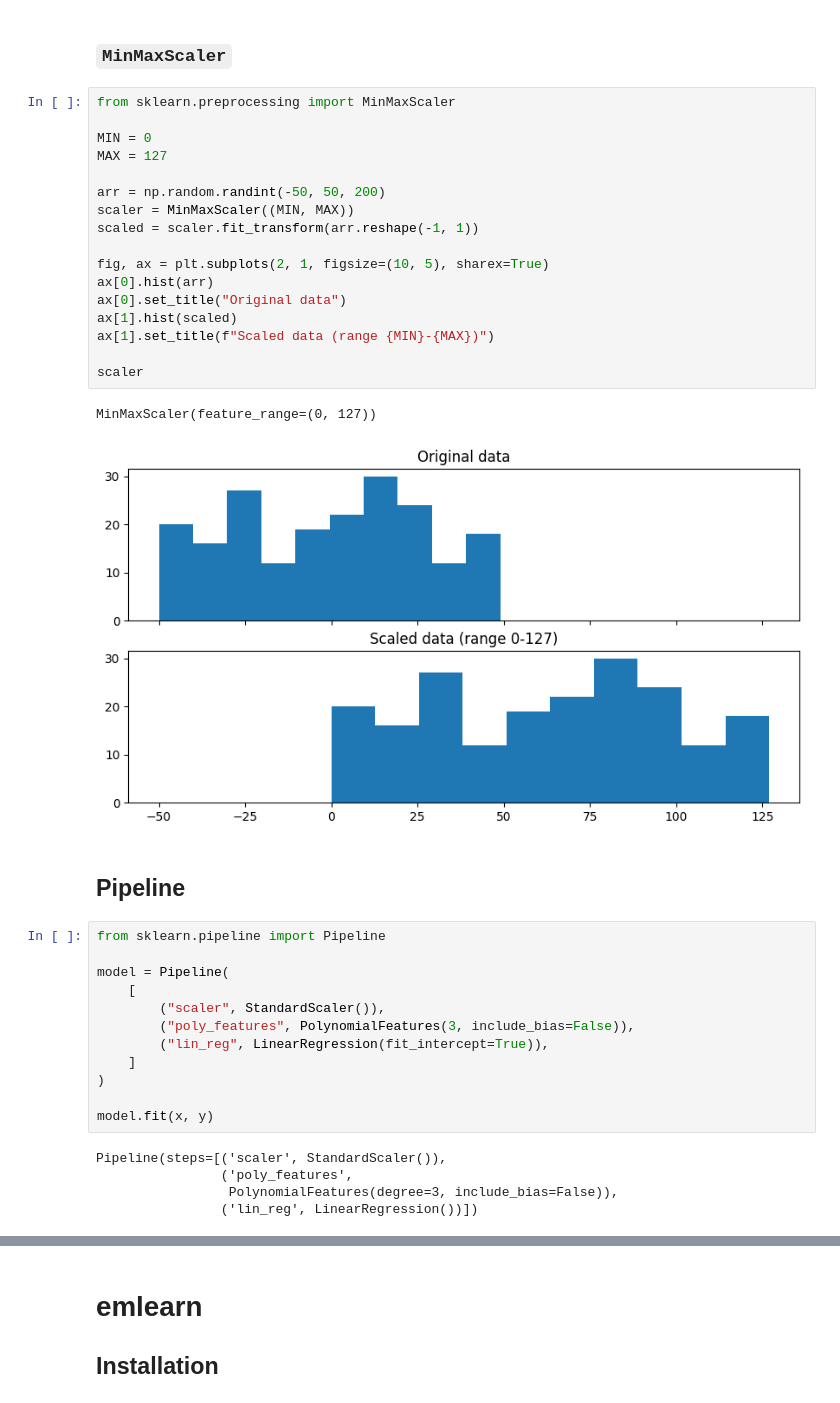
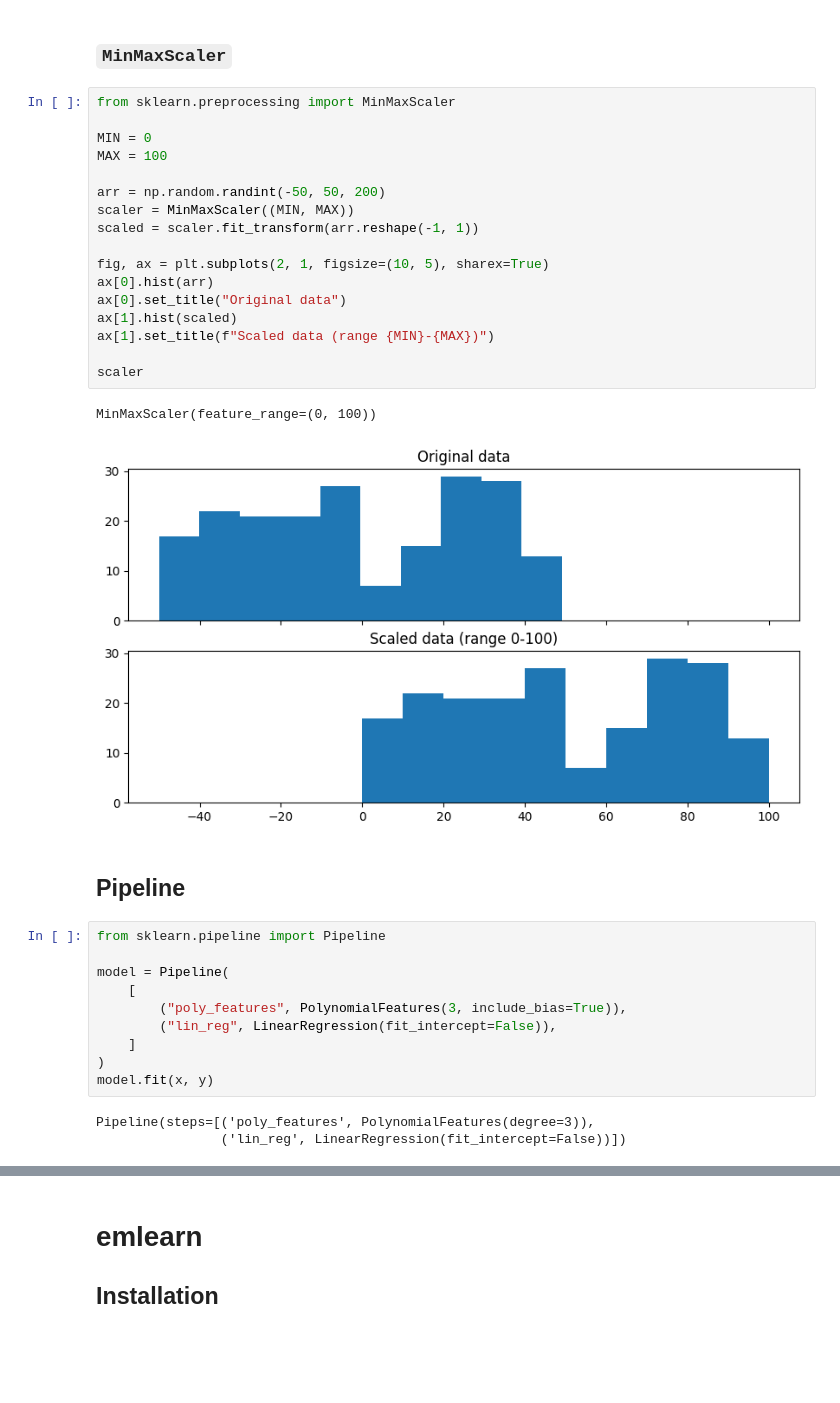
Before and after one commit to iadjedj/tiny_ml_notebooks, a Jupyter notebook: 03_sklearn.ipynb, the cells around one changed output, grey strips where cells are left out. Drawn from its saved outputs; the diff is of its cells as text; blank space fills up the shorter version.

```diff
--- a/03_sklearn.ipynb
+++ b/03_sklearn.ipynb
@@ -225,23 +251,23 @@ print(scaler.scale_)
 # %%
 from sklearn.preprocessing import MinMaxScaler
 
 MIN = 0
-MAX = 127
+MAX = 100
 
 arr = np.random.randint(-50, 50, 200)
 scaler = MinMaxScaler((MIN, MAX))
 scaled = scaler.fit_transform(arr.reshape(-1, 1))
 
 fig, ax = plt.subplots(2, 1, figsize=(10, 5), sharex=True)
 ax[0].hist(arr)
 ax[0].set_title("Original data")
 ax[1].hist(scaled)
 ax[1].set_title(f"Scaled data (range {MIN}-{MAX})")
 
 scaler
 # %% [output]
-MinMaxScaler(feature_range=(0, 127))
+MinMaxScaler(feature_range=(0, 100))
-[figure, old version]
+[figure, new version]
 # %% [markdown]
 ## Pipeline
 # %%
@@ -249,16 +275,12 @@ from sklearn.pipeline import Pipeline
 
 model = Pipeline(
 	[
-		("scaler", StandardScaler()),
-		("poly_features", PolynomialFeatures(3, include_bias=False)),
-		("lin_reg", LinearRegression(fit_intercept=True)),
+		("poly_features", PolynomialFeatures(3, include_bias=True)),
+		("lin_reg", LinearRegression(fit_intercept=False)),
 	]
 )
-
 model.fit(x, y)
 # %% [output]
-Pipeline(steps=[('scaler', StandardScaler()),
-                ('poly_features',
-                 PolynomialFeatures(degree=3, include_bias=False)),
-                ('lin_reg', LinearRegression())])
+Pipeline(steps=[('poly_features', PolynomialFeatures(degree=3)),
+                ('lin_reg', LinearRegression(fit_intercept=False))])
 # %%
```
Also changed, not shown: parts of 20 cells of this notebook.
